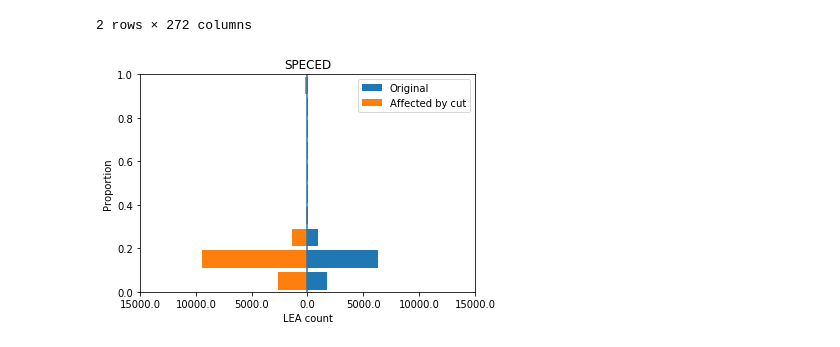
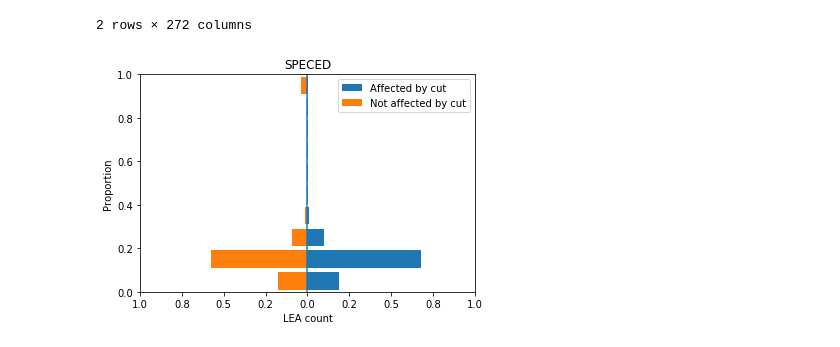
Before and after one commit to chao-h/ds5500hw4, a Jupyter notebook: hw4_code.ipynb, the cells around one changed output. Drawn from its saved outputs; the diff is of its cells as text; code cells hidden in the pictures.

```diff
--- a/hw4_code.ipynb
+++ b/hw4_code.ipynb
@@ -86,10 +86,10 @@ df_sorted[['LEAID', 'cut']].head()
 def bihist(dataOne, dataTwo):
     bins= np.linspace(0 ,1, 11)
     _range = (min(dataOne + dataTwo), max(dataOne + dataTwo))
-    hN = plt.hist(dataTwo, bins=bins, orientation='horizontal', normed=0,
-        rwidth=0.8, label='Original', range=_range)
-    hS = plt.hist(dataOne, bins=bins, orientation='horizontal', normed=0,
-        rwidth=0.8, label='Affected by cut', range=_range)
+    hN = plt.hist(dataOne, bins=bins, orientation='horizontal', normed=0,
+        rwidth=0.8, label='Affected by cut', range=_range, weights=np.ones(len(dataOne)) / len(dataOne))
+    hS = plt.hist(dataTwo, bins=bins, orientation='horizontal', normed=0,
+        rwidth=0.8, label='Not affected by cut', range=_range, weights=np.ones(len(dataTwo)) / len(dataTwo))
 
     for p in hS[2]:
         p.set_width( - p.get_width())
@@ -102,8 +102,8 @@ def bihist(dataOne, dataTwo):
     xmax = np.ceil(xmax)
     range = xmax - xmin
     delta = 0.0 * range
-#     plt.xlim([xmin - delta, xmax + delta])
-    plt.xlim(-15000, 15000)
+    plt.xlim([xmin - delta, xmax + delta])
+#     plt.xlim(-15000, 15000)
     xt = plt.xticks()
     n = xt[0]
     s = ['%.1f'%abs(i) for i in n]
@@ -151,7 +154,8 @@ for race in RACE_NAME.keys():
 df_ccd2 = pd.read_csv('data/ccd_lea_002089_1516_w_1a_011717.csv')
 df_ccd2['LEAID'] = df_ccd2['LEAID'].astype(str)
 df_dis = df_race.merge(df_ccd2[['LEAID', 'SPECED']])
-df_dcut = df_dis[df_dis['cut'] > 0]
+df_dis_yes_cut = df_dis[df_dis['cut'] > 0]
+df_dis_no_cut = df_dis[df_dis['cut'] <= 0]
 df_dis.head(n=2)
 # %% [output]
 |  | LEAID | CENSUSID | FIPST | CONUM | CSA | CBSA | NAME | STNAME | STABBR | SCHLEV | ... | ... |
@@ -160,14 +164,14 @@ df_dis.head(n=2)
 2 rows × 272 columns
 # %%
 def bihist_for_dis():
-    data_one = (df_dis['SPECED'] / df_dis['TOTAL']).fillna(0)
-    data_two = (df_dcut['SPECED'] / df_dcut['TOTAL']).fillna(0)
+    data_one = (df_dis_yes_cut['SPECED'] / df_dis_yes_cut['TOTAL']).fillna(0)
+    data_two = (df_dis_no_cut['SPECED'] / df_dis_no_cut['TOTAL']).fillna(0)
     bihist(data_one, data_two)
     plt.title('SPECED')
     plt.ylabel('Proportion')
     plt.xlabel('LEA count')
     plt.savefig(PLOT / 'SPECED')
     plt.show()
 bihist_for_dis()
 # %% [output]
-[figure, old version]
+[figure, new version]
```
Also changed, not shown: parts of 3 cells of this notebook, 9 other files.
